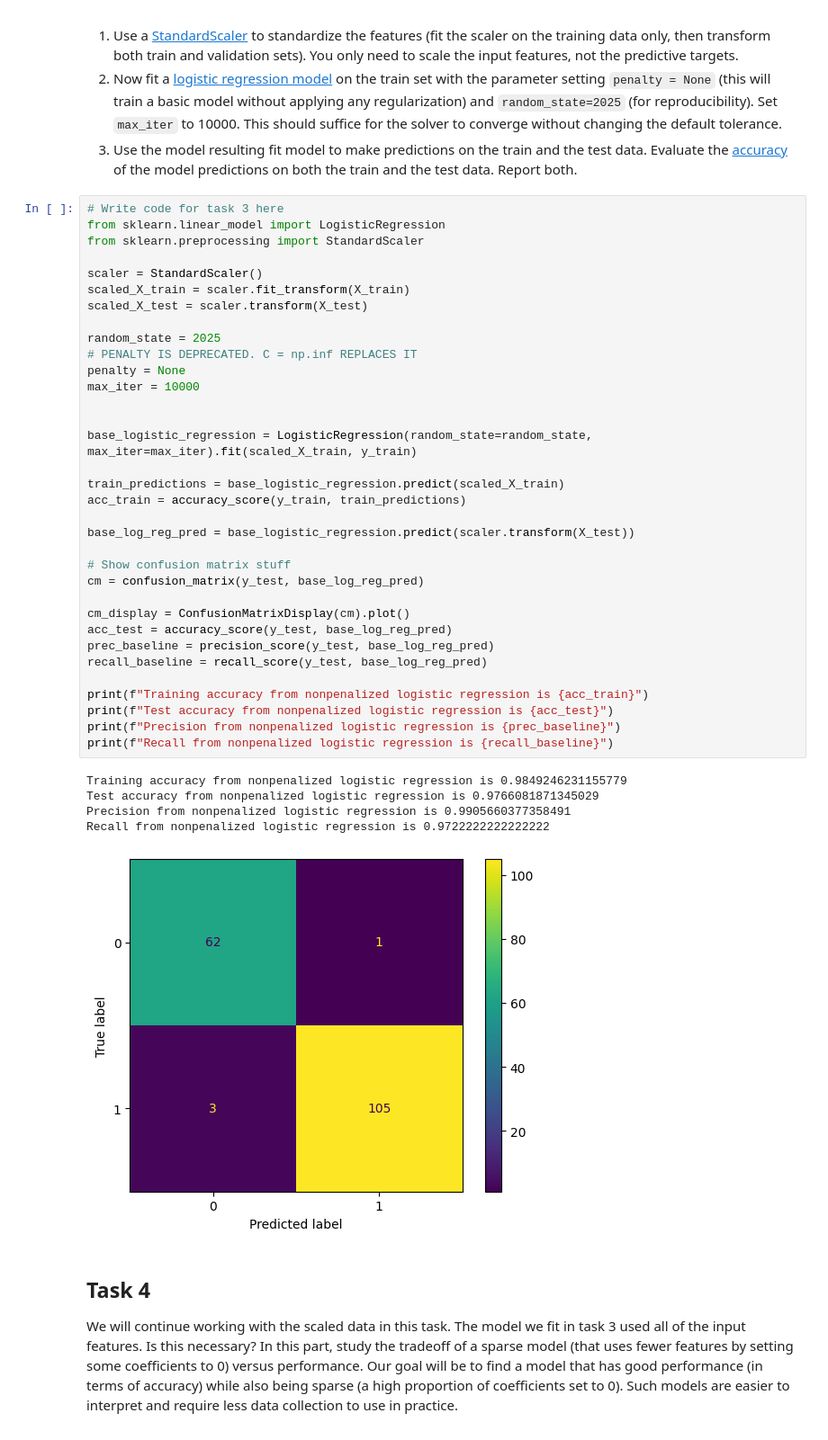
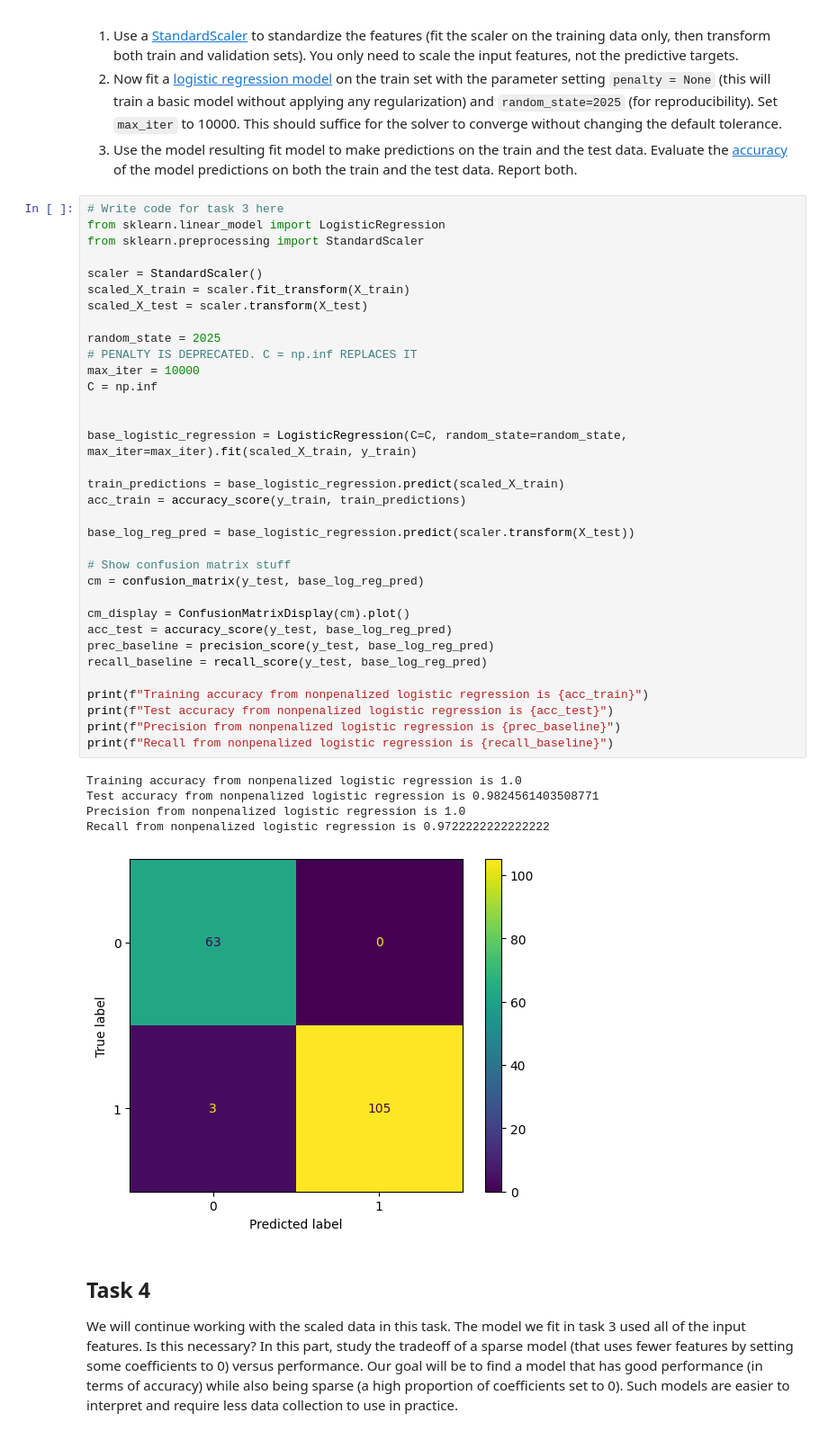
Before and after one commit to marcusmcfadden/CS372_HW, a Jupyter notebook: hw2/1-cancer.ipynb, the cells around one changed output. Shown at 90% size. Saved outputs shown, nothing was run; the diff lists cells and outputs as text.

Commit message:
made minor edits. would appreciate a pass over it one more time to verify im writing the undeprecated penalty=None correctly

```diff
--- a/hw2/1-cancer.ipynb
+++ b/hw2/1-cancer.ipynb
@@ -146,39 +146,39 @@ from sklearn.preprocessing import StandardScaler
 
 scaler = StandardScaler()
 scaled_X_train = scaler.fit_transform(X_train)
 scaled_X_test = scaler.transform(X_test)
 
 random_state = 2025
 # PENALTY IS DEPRECATED. C = np.inf REPLACES IT
-penalty = None
 max_iter = 10000
+C = np.inf
 
 
-base_logistic_regression = LogisticRegression(random_state=random_state, max_iter=max_iter).fit(scaled_X_train, y_train)
+base_logistic_regression = LogisticRegression(C=C, random_state=random_state, max_iter=max_iter).fit(scaled_X_train, y_train)
 
 train_predictions = base_logistic_regression.predict(scaled_X_train)
 acc_train = accuracy_score(y_train, train_predictions)
 
 base_log_reg_pred = base_logistic_regression.predict(scaler.transform(X_test))
 
 # Show confusion matrix stuff
 cm = confusion_matrix(y_test, base_log_reg_pred)
 
 cm_display = ConfusionMatrixDisplay(cm).plot()
 acc_test = accuracy_score(y_test, base_log_reg_pred)
 prec_baseline = precision_score(y_test, base_log_reg_pred)
 recall_baseline = recall_score(y_test, base_log_reg_pred)
 
 print(f"Training accuracy from nonpenalized logistic regression is {acc_train}")
 print(f"Test accuracy from nonpenalized logistic regression is {acc_test}")
 print(f"Precision from nonpenalized logistic regression is {prec_baseline}")
 print(f"Recall from nonpenalized logistic regression is {recall_baseline}")
 # %% [output]
-Training accuracy from nonpenalized logistic regression is 0.9849246231155779
-Test accuracy from nonpenalized logistic regression is 0.9766081871345029
-Precision from nonpenalized logistic regression is 0.9905660377358491
+Training accuracy from nonpenalized logistic regression is 1.0
+Test accuracy from nonpenalized logistic regression is 0.9824561403508771
+Precision from nonpenalized logistic regression is 1.0
 Recall from nonpenalized logistic regression is 0.9722222222222222
-[figure, old version]
+[figure, new version]
 # %% [markdown]
 ## Task 4
 
```
Also changed, not shown: 1 other file.
